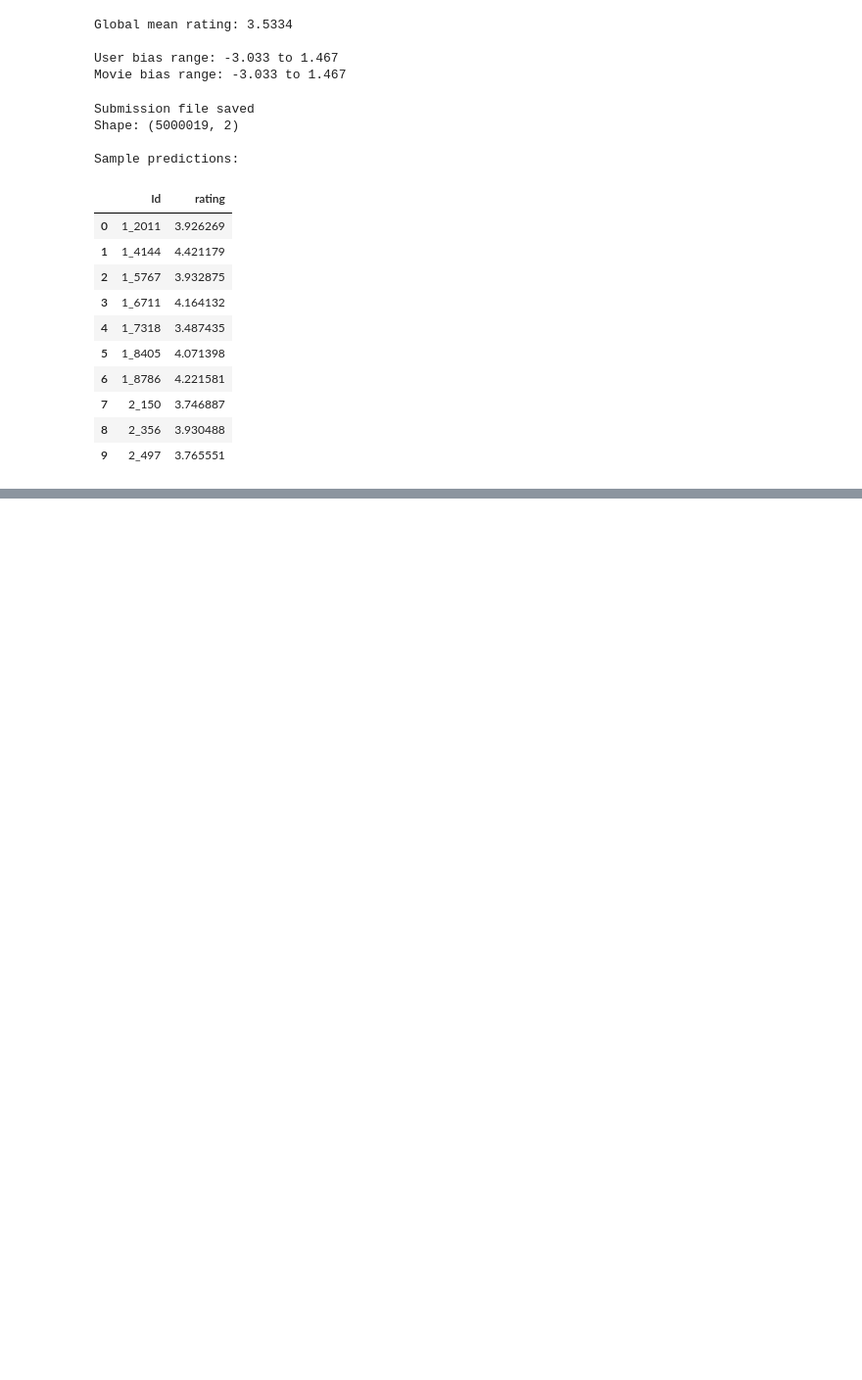
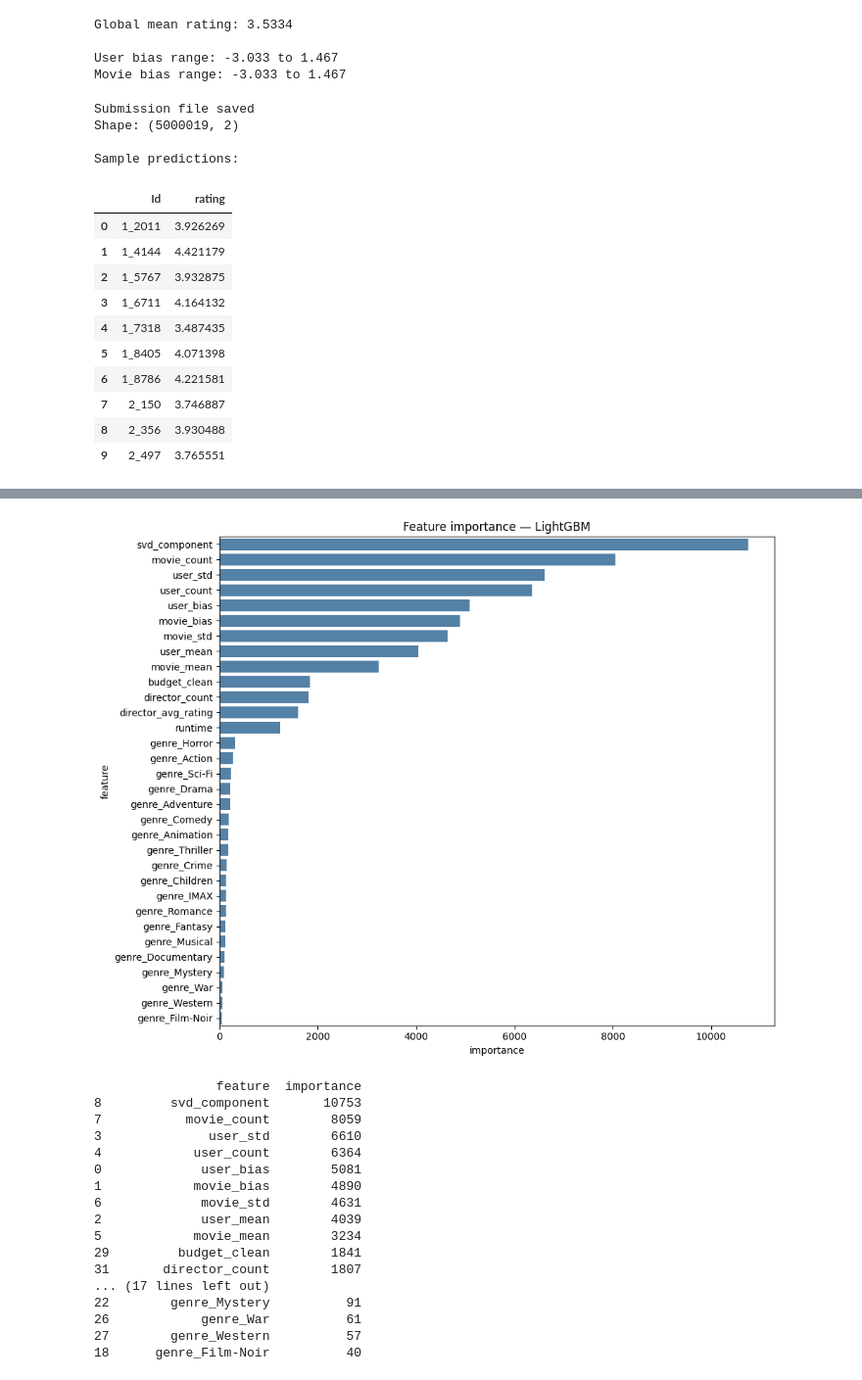
Before and after one commit to TheEliteCode/mov_rec_project, a Jupyter notebook: notebook.ipynb, the cells around one changed output, grey strips where cells are left out. Shown at 98% size. Cells and saved outputs as stored; diff of their text form; code cells hidden in the pictures; blank space fills up the shorter version.

```diff
--- a/notebook.ipynb
+++ b/notebook.ipynb
@@ -172,0 +196,10 @@ Sample predictions:
+# %%
+## Reguarization of the model
+
+from sklearn.model_selection import train_test_split
+
+# Split train into train/validation so we can measure improvement
+train_data, val_data = train_test_split(train, test_size=0.1, random_state=42)
+
+print(f"Training on {len(train_data):,} ratings")
+print(f"Validating on {len(val_data):,} ratings")
@@ -172,0 +445,19 @@ Sample predictions:
+# %%
+## Clean IMDB features
+# Clean budget — remove $ and commas, convert to number
+imdb['budget_clean'] = imdb['budget'].str.replace('$', '', regex=False)
+imdb['budget_clean'] = imdb['budget_clean'].str.replace(',', '', regex=False)
+imdb['budget_clean'] = pd.to_numeric(imdb['budget_clean'], errors='coerce').fillna(0)
+
+# Runtime already numeric but fill missing
+imdb['runtime'] = pd.to_numeric(imdb['runtime'], errors='coerce').fillna(0)
+
+# Director rating — average rating per director
+director_stats = train_data.merge(imdb[['movieId', 'director']], on='movieId', how='left')
+director_avg = director_stats.groupby('director')['rating'].mean()
+director_count = director_stats.groupby('director')['rating'].count()
+imdb['director_avg_rating'] = imdb['director'].map(director_avg).fillna(global_mean)
+imdb['director_count'] = imdb['director'].map(director_count).fillna(0)
+
+print("IMDB features:")
+print(imdb[['movieId', 'runtime', 'budget_clean', 'director_avg_rating', 'director_count']].head())
@@ -172,0 +658,32 @@ Sample predictions:
+# %%
+importance = pd.DataFrame({
+    'feature': feature_cols,
+    'importance': model.feature_importances_
+}).sort_values('importance', ascending=False)
+
+plt.figure(figsize=(10, 8))
+sns.barplot(data=importance, x='importance', y='feature', color='steelblue')
+plt.title('Feature importance — LightGBM')
+plt.tight_layout()
+plt.show()
+
+print(importance)
+# %% [output]
+[figure, added]
+                feature  importance
+8         svd_component       10753
+7           movie_count        8059
+3              user_std        6610
+4            user_count        6364
+0             user_bias        5081
+1            movie_bias        4890
+6             movie_std        4631
+2             user_mean        4039
+5            movie_mean        3234
+29         budget_clean        1841
+31       director_count        1807
+... (17 lines left out)
+22        genre_Mystery          91
+26            genre_War          61
+27        genre_Western          57
+18      genre_Film-Noir          40
```
Also changed, not shown: parts of 43 cells of this notebook.
